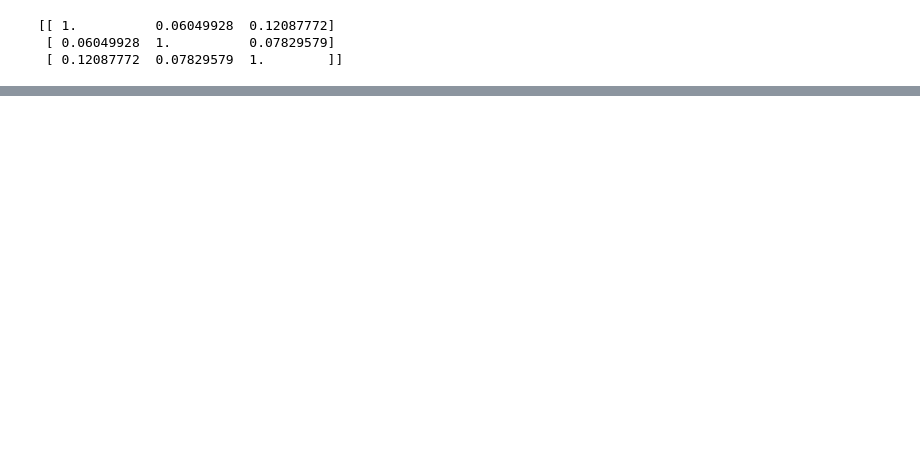
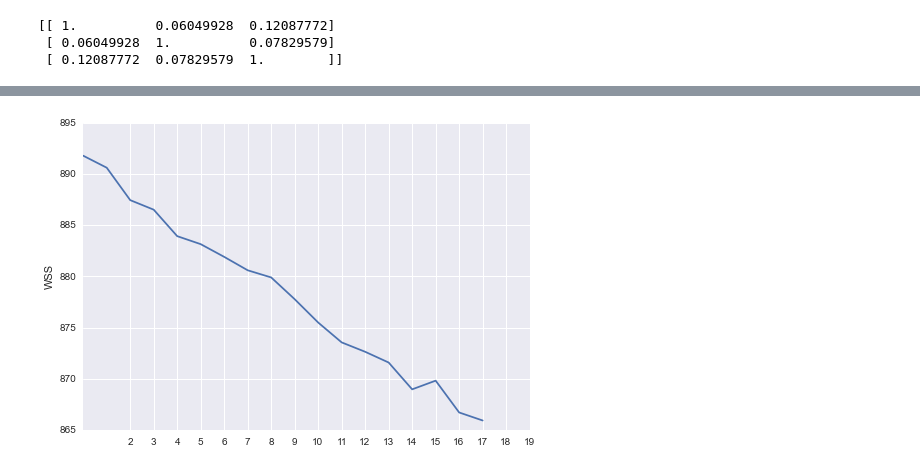
Before and after one commit to ywchiu/twmtm, a Jupyter notebook: 20151029Demo.ipynb, the cells around one changed output, grey strips where cells are left out. Saved outputs shown, nothing was run; the diff lists cells and outputs as text; code cells hidden in the pictures; blank space fills up the shorter version.

```diff
--- a/20151029Demo.ipynb
+++ b/20151029Demo.ipynb
@@ -671,0 +859,4 @@ print linear_kernel(tfidf, tfidf)
+# %%
+from sklearn import cluster
+c = cluster.KMeans(n_clusters=4)
+k_data = c.fit_predict(weight)
@@ -671,0 +904,8 @@ print linear_kernel(tfidf, tfidf)
+# %%
+from sklearn import cluster
+wcss = []
+for i in range(2,20):
+    c = cluster.KMeans(n_clusters=i)
+    k_data = c.fit_predict(weight)
+    wcss.append((i, c.inertia_))
+    print c.inertia_
@@ -671,0 +931,9 @@ print linear_kernel(tfidf, tfidf)
+# %%
+import matplotlib.pyplot as plt
+plotary = [ele[1] for ele in wcss ]
+plt.plot(plotary)
+plt.ylabel('WSS')
+plt.xticks(range(2,20))
+plt.show()
+# %% [output]
+[figure, added]
```
Also changed, not shown: parts of 32 cells of this notebook, 1 other file.
